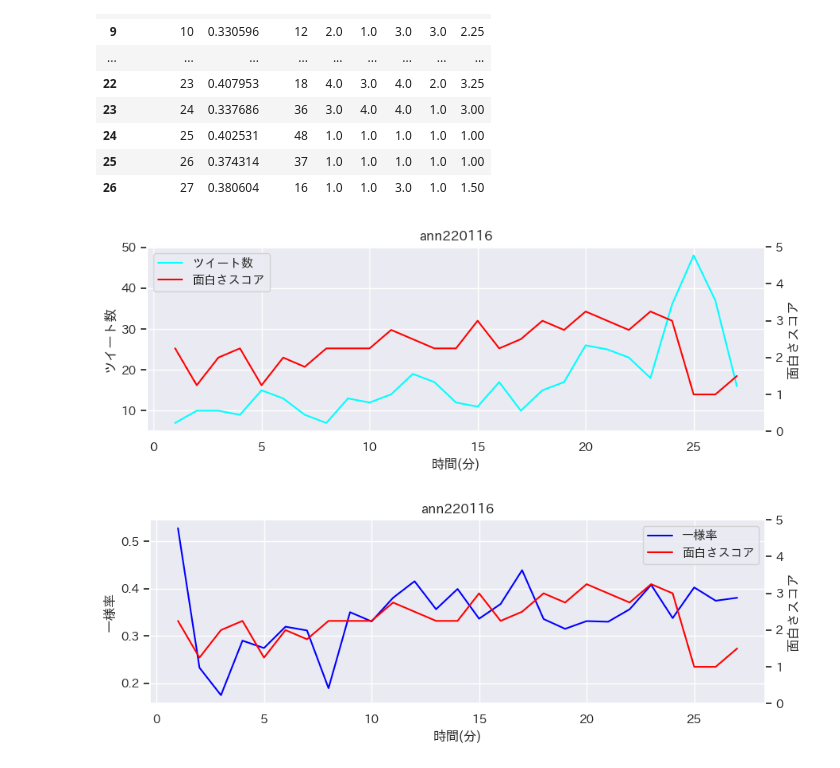
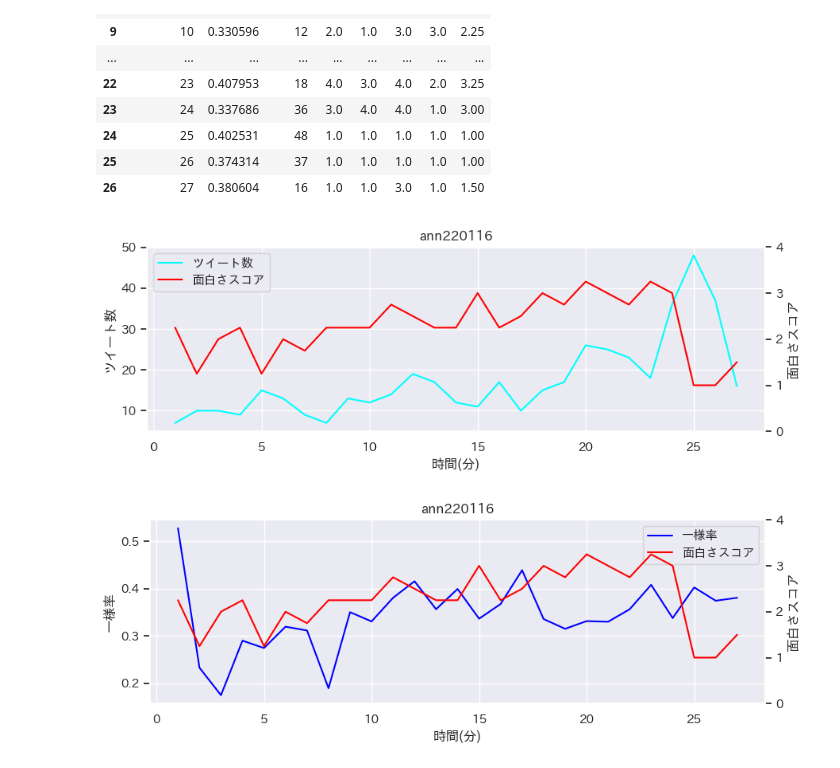
Before and after one commit to Ota1022/DEIM2023, a Jupyter notebook: experiment1/tama/analysis.ipynb, the cells around one changed output. Saved outputs shown, nothing was run; the diff lists cells and outputs as text; code cells hidden in the pictures.

```diff
--- a/experiment1/tama/analysis.ipynb
+++ b/experiment1/tama/analysis.ipynb
@@ -68,33 +68,33 @@ df
 # %%
 fig, ax = plt.subplots(figsize=(10, 3))
 ax.set_xlabel('時間(分)')
 ax.set_ylabel('ツイート数')
 ax.set_title("ann220116")
 # ax.grid(False)
 ax.tick_params(axis='x')
 ax.tick_params(axis='y')
 raw_num = len(df)
 # ax.set_xlim(-0.5, raw_num+0.5)
 # ax.set_xticks(range(0, raw_num+1, 1))
 
 # ax.set_ylim(0, 0.6)
 ax.plot(df['created_at'], df['tweet'], color='cyan', label='ツイート数')
 
 ax2 = ax.twinx()
-ax2.set_ylim(0, 5)
+ax2.set_ylim(0, 4)
 ax2.set_ylabel("面白さスコア")
 ax2.tick_params(axis='y')
 ax2.plot(df['created_at'], df['exp'],
          color='red', label='面白さスコア')
 ax2.grid(False)
 
 h1, l1 = ax.get_legend_handles_labels()
 h2, l2 = ax2.get_legend_handles_labels()
 ax.legend(h1+h2, l1+l2, loc='upper left')
 
-plt.savefig("tweet_similarity")
+plt.savefig("interesting_tweet")
 # %% [output]
-[figure, old version]
+[figure, new version]
 # %%
 fig, ax = plt.subplots(figsize=(10, 3))
 ax.set_xlabel('時間(分)')
@@ -111,7 +111,7 @@ raw_num = len(df)
 ax.plot(df['created_at'], df['mean'], color='blue', label='一様率')
 
 ax2 = ax.twinx()
-ax2.set_ylim(0, 5)
+ax2.set_ylim(0, 4)
 ax2.set_ylabel("面白さスコア")
 ax2.tick_params(axis='y')
 ax2.plot(df['created_at'], df['exp'],
@@ -124,4 +124,4 @@ ax.legend(h1+h2, l1+l2, loc='upper right')
 
 plt.savefig("interesting_similarity")
 # %% [output]
-[figure, old version]
+[figure, new version]
```
Also changed, not shown: 11 other files.
